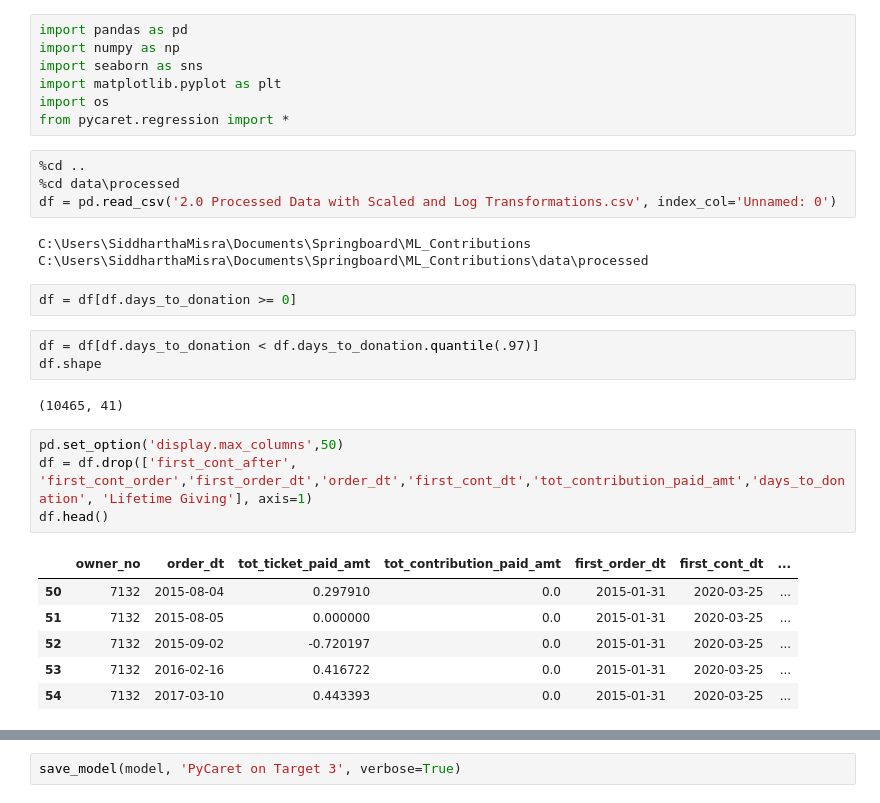
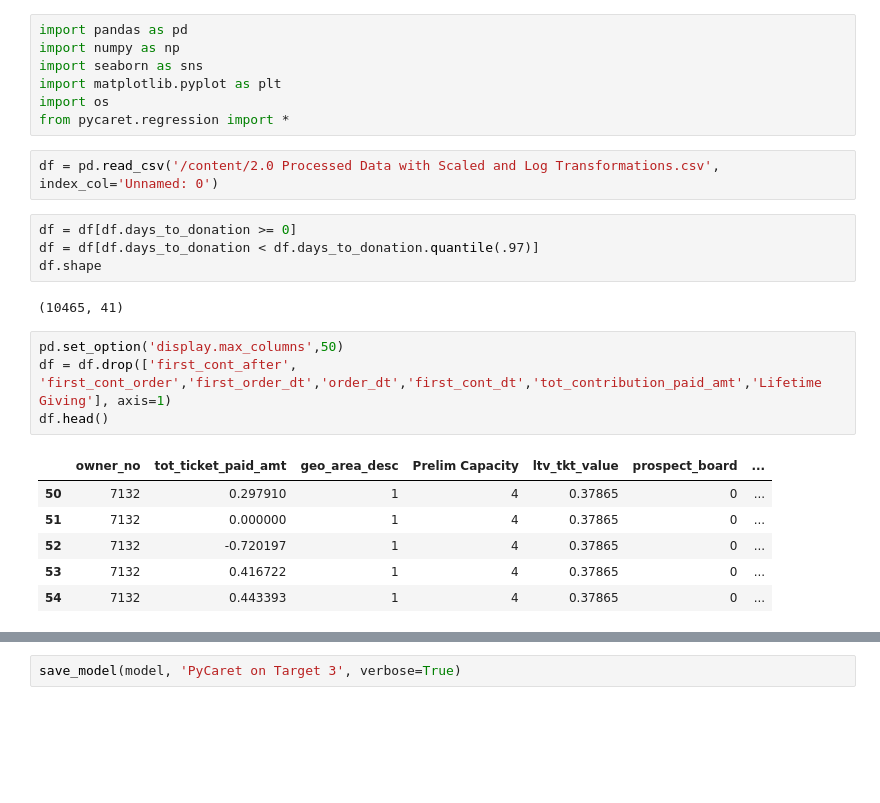
Before and after one commit to SwissMisra/ML_Contributions, a Jupyter notebook: notebooks/4.0 PyCaret Model on Target 3 with Log Transform.ipynb, the cells around one changed output, grey strips where cells are left out. Saved outputs shown, nothing was run; the diff lists cells and outputs as text; blank space fills up the shorter version.

```diff
--- a/notebooks/4.0 PyCaret Model on Target 3 with Log Transform.ipynb
+++ b/notebooks/4.0 PyCaret Model on Target 3 with Log Transform.ipynb
@@ -6,30 +27,24 @@ import matplotlib.pyplot as plt
 import os
 from pycaret.regression import *
 # %%
-%cd ..
-%cd data\processed
-df = pd.read_csv('2.0 Processed Data with Scaled and Log Transformations.csv', index_col='Unnamed: 0')
+df = pd.read_csv('/content/2.0 Processed Data with Scaled and Log Transformations.csv', index_col='Unnamed: 0')
-# %% [output]
-C:\Users\SiddharthaMisra\Documents\Springboard\ML_Contributions
-C:\Users\SiddharthaMisra\Documents\Springboard\ML_Contributions\data\processed
 # %%
 df = df[df.days_to_donation >= 0]
+df = df[df.days_to_donation < df.days_to_donation.quantile(.97)]
+df.shape
+# %% [output]
+(10465, 41)
-# %%
-df = df[df.days_to_donation < df.days_to_donation.quantile(.97)]
-df.shape
-# %% [output]
-(10465, 41)
 # %%
 pd.set_option('display.max_columns',50)
-df = df.drop(['first_cont_after', 'first_cont_order','first_order_dt','order_dt','first_cont_dt','tot_contribution_paid_amt','days_to_donation', 'Lifetime Giving'], axis=1)
+df = df.drop(['first_cont_after', 'first_cont_order','first_order_dt','order_dt','first_cont_dt','tot_contribution_paid_amt','Lifetime Giving'], axis=1)
 df.head()
 # %% [output]
-|  | owner_no | order_dt | tot_ticket_paid_amt | tot_contribution_paid_amt | first_order_dt | first_cont_dt | ... |
-| 50 | 7132 | 2015-08-04 | 0.297910 | 0.0 | 2015-01-31 | 2020-03-25 | ... |
-| 51 | 7132 | 2015-08-05 | 0.000000 | 0.0 | 2015-01-31 | 2020-03-25 | ... |
-| 52 | 7132 | 2015-09-02 | -0.720197 | 0.0 | 2015-01-31 | 2020-03-25 | ... |
-| 53 | 7132 | 2016-02-16 | 0.416722 | 0.0 | 2015-01-31 | 2020-03-25 | ... |
-| 54 | 7132 | 2017-03-10 | 0.443393 | 0.0 | 2015-01-31 | 2020-03-25 | ... |
+|  | owner_no | tot_ticket_paid_amt | geo_area_desc | Prelim Capacity | ltv_tkt_value | prospect_board | ... |
+| 50 | 7132 | 0.297910 | 1 | 4 | 0.37865 | 0 | ... |
+| 51 | 7132 | 0.000000 | 1 | 4 | 0.37865 | 0 | ... |
+| 52 | 7132 | -0.720197 | 1 | 4 | 0.37865 | 0 | ... |
+| 53 | 7132 | 0.416722 | 1 | 4 | 0.37865 | 0 | ... |
+| 54 | 7132 | 0.443393 | 1 | 4 | 0.37865 | 0 | ... |
 # %%
 setup(
     df,
```
Also changed, not shown: parts of 18 cells of this notebook.
